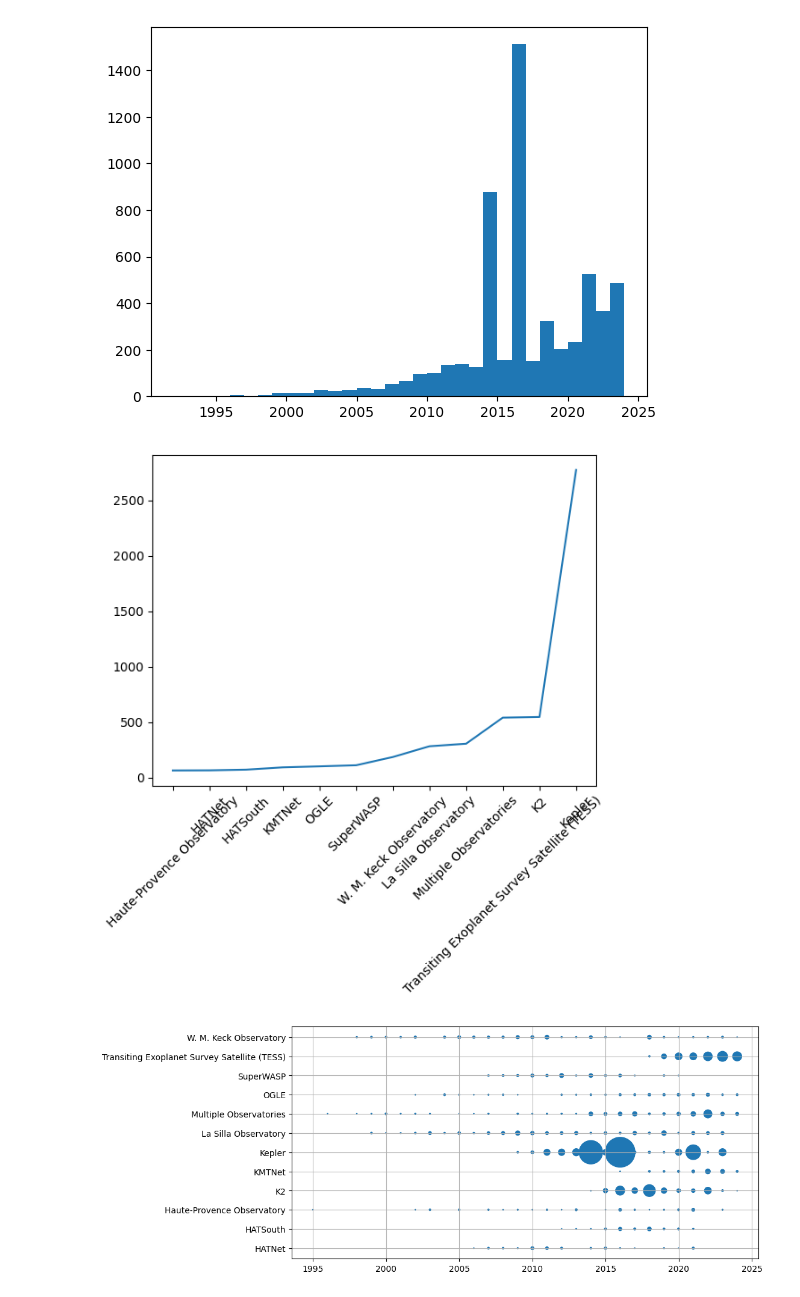
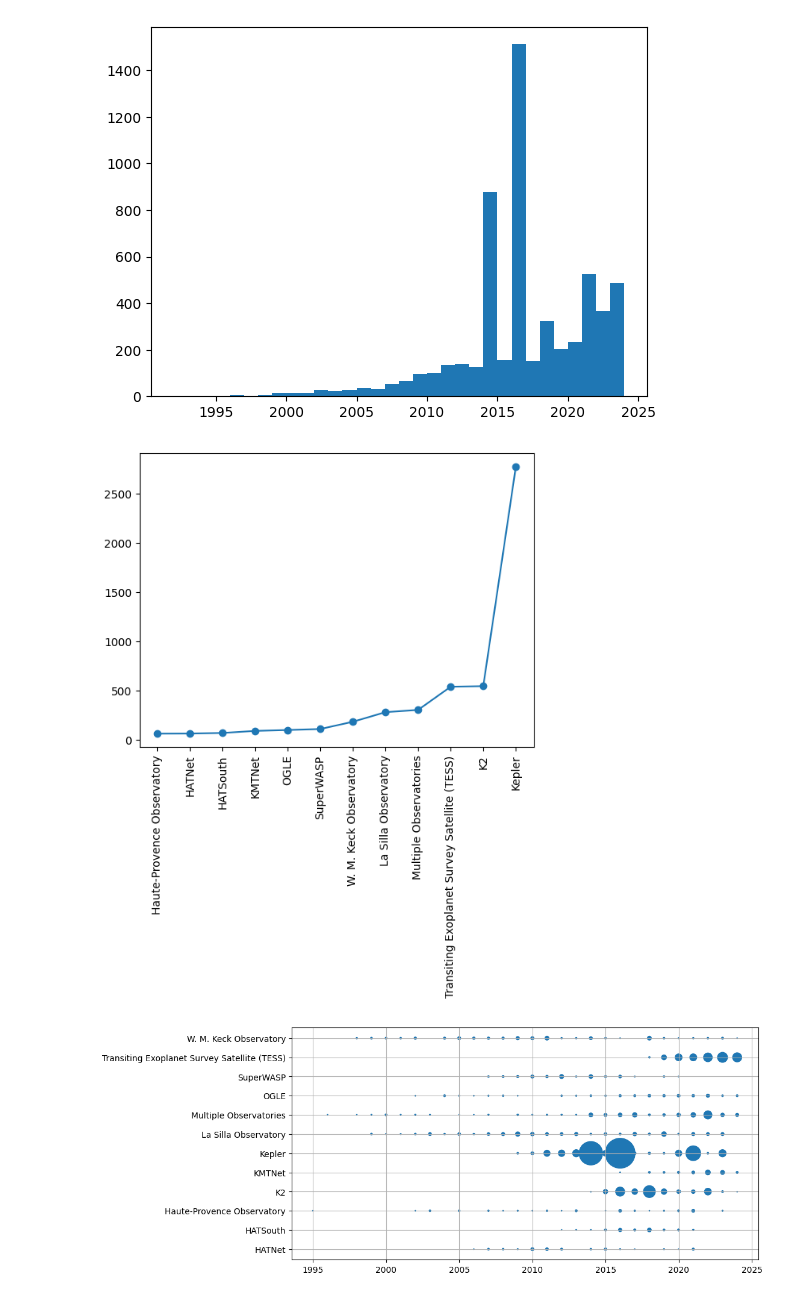
Before and after one commit to sophia268238/astronomy_ml, a Jupyter notebook: notebooks/exo_planet_stat.ipynb, the cells around one changed output. Saved outputs shown, nothing was run; the diff lists cells and outputs as text; code cells hidden in the pictures.

```diff
--- a/notebooks/exo_planet_stat.ipynb
+++ b/notebooks/exo_planet_stat.ipynb
@@ -17,10 +17,11 @@ disc_facility = published[['disc_facility', 'disc_year']]
 # %%
 by_disc_facility = disc_facility.groupby(['disc_facility']).size().reset_index(name='cnt').sort_values(['cnt', 'disc_facility'])
 by_disc_facility = by_disc_facility[by_disc_facility['cnt'] > 60]
 plt.plot(by_disc_facility['disc_facility'], by_disc_facility['cnt'])
-_ = plt.xticks(rotation=45)  # Set the angle of x-axis ticks to 45 degrees
+plt.scatter(by_disc_facility['disc_facility'], by_disc_facility['cnt'])
+_ = plt.xticks(rotation=90)  # Set the angle of x-axis ticks to 45 degrees
 # %% [output]
-[figure, old version]
+[figure, new version]
 # %%
 disc_facility_grouped = disc_facility.groupby(['disc_facility', 'disc_year']).size().reset_index(name='cnt')
 big_disc_facility_year_grouped = disc_facility_grouped[(disc_facility_grouped['disc_facility'].isin(by_disc_facility['disc_facility']))]
```
Also changed, not shown: parts of 5 cells of this notebook.
